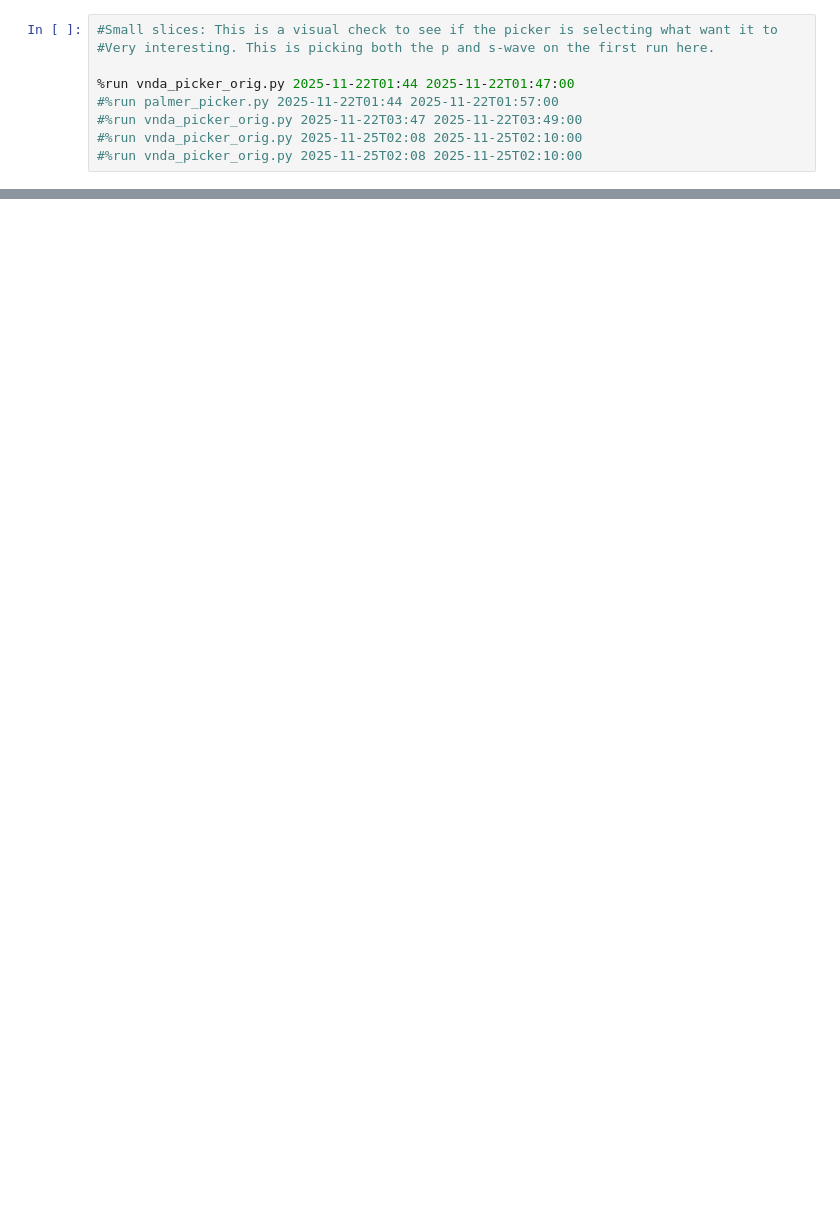
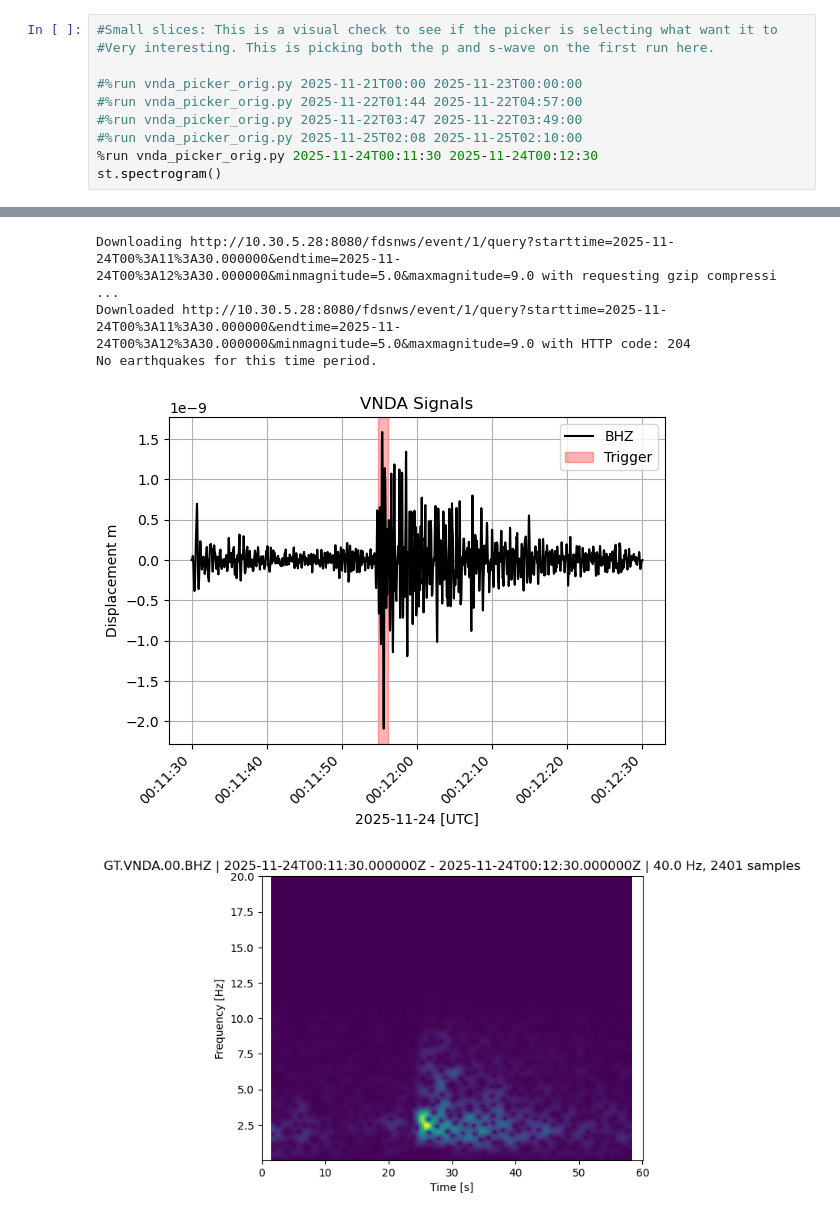
Before and after one commit to glacierpretzel/VANDA_work, a Jupyter notebook: vnda_triggers.ipynb, the cells around one changed output, grey strips where cells are left out. Cells and saved outputs as stored; diff of their text form; blank space fills up the shorter version.

Commit message:
Made plotting changes with the picker.

```diff
--- a/vnda_triggers.ipynb
+++ b/vnda_triggers.ipynb
@@ -10,8 +11,10 @@ import datetime
 #Small slices: This is a visual check to see if the picker is selecting what want it to
 #Very interesting. This is picking both the p and s-wave on the first run here.
 
-%run vnda_picker_orig.py 2025-11-22T01:44 2025-11-22T01:47:00
-#%run palmer_picker.py 2025-11-22T01:44 2025-11-22T01:57:00
+#%run vnda_picker_orig.py 2025-11-21T00:00 2025-11-23T00:00:00
+#%run vnda_picker_orig.py 2025-11-22T01:44 2025-11-22T04:57:00
 #%run vnda_picker_orig.py 2025-11-22T03:47 2025-11-22T03:49:00
 #%run vnda_picker_orig.py 2025-11-25T02:08 2025-11-25T02:10:00
-#%run vnda_picker_orig.py 2025-11-25T02:08 2025-11-25T02:10:00
+%run vnda_picker_orig.py 2025-11-24T00:11:30 2025-11-24T00:12:30
+st.spectrogram()
+# %% [output]
@@ -17,0 +25,5 @@ import datetime
+Downloading http://10.30.5.28:8080/fdsnws/event/1/query?starttime=2025-11-24T00%3A11%3A30.000000&endtime=2025-11-24T00%3A12%3A30.000000&minmagnitude=5.0&maxmagnitude=9.0 with requesting gzip compressi ...
+Downloaded http://10.30.5.28:8080/fdsnws/event/1/query?starttime=2025-11-24T00%3A11%3A30.000000&endtime=2025-11-24T00%3A12%3A30.000000&minmagnitude=5.0&maxmagnitude=9.0 with HTTP code: 204
+No earthquakes for this time period.
+[figure, added]
+[figure, added]
```
Also changed, not shown: parts of 25 cells of this notebook, 1 other file.
